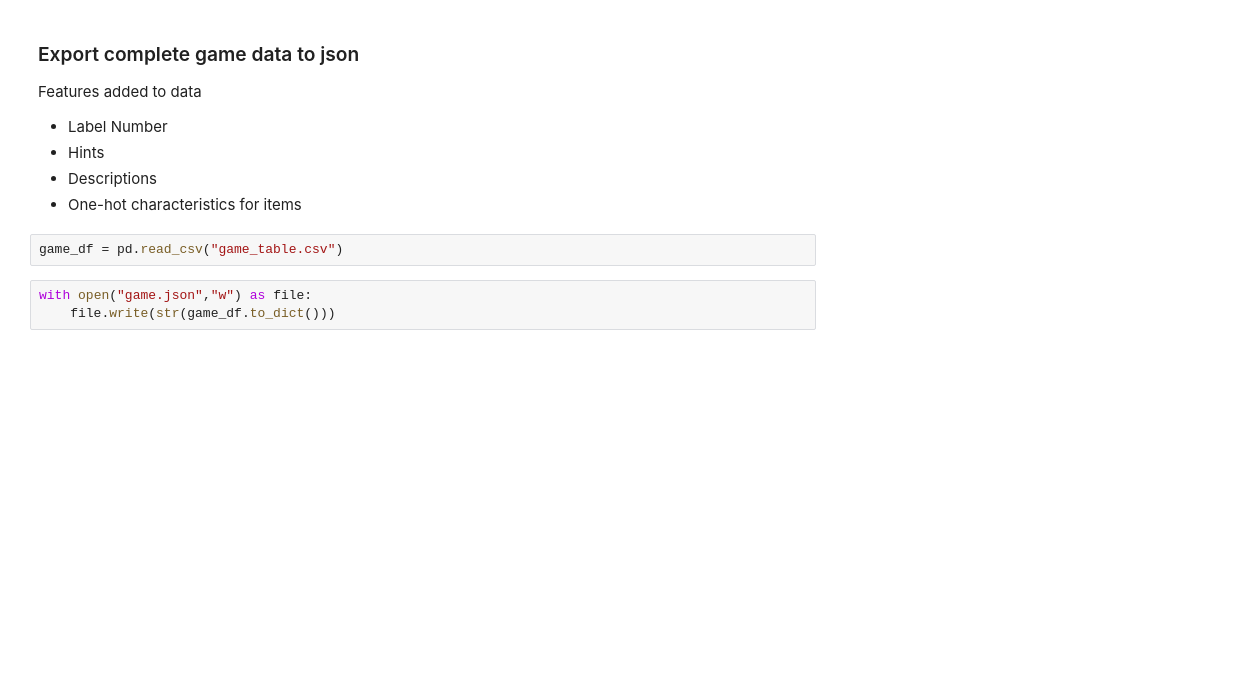
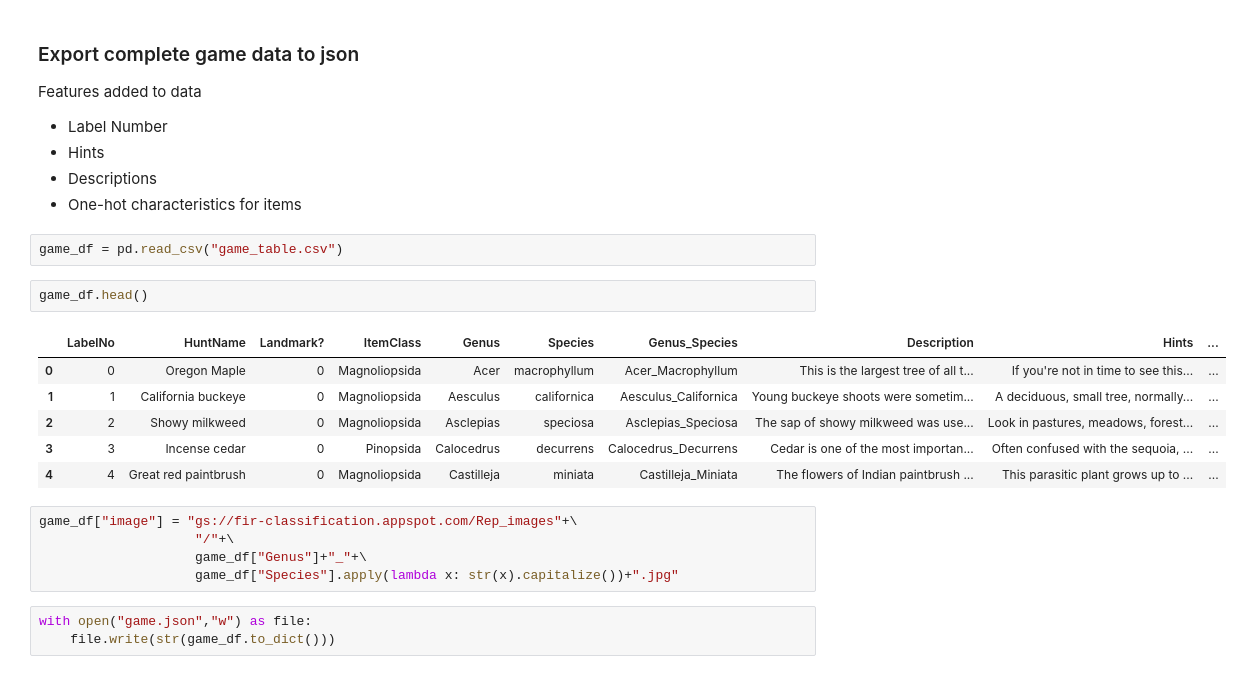
Before and after one commit to Final-Capstone-Nature-Scavenger-Hunt/Nature-Scavenger-Hunt, a Jupyter notebook: Data/iNat/GameTableGen.ipynb, the cells around one changed output. Drawn from its saved outputs; the diff is of its cells as text; blank space fills up the shorter version.

```diff
--- a/Data/iNat/GameTableGen.ipynb
+++ b/Data/iNat/GameTableGen.ipynb
@@ -158,6 +158,20 @@ Features added to data
 - One-hot characteristics for items
 # %%
 game_df = pd.read_csv("game_table.csv")
+# %%
+game_df.head()
+# %% [output]
+|  | LabelNo | HuntName | Landmark? | ItemClass | Genus | Species | Genus_Species | Description | Hints | ... |
+| 0 | 0 | Oregon Maple | 0 | Magnoliopsida | Acer | macrophyllum | Acer_Macrophyllum | This is the largest tree of all t... | If you're not in time to see this... | ... |
+| 1 | 1 | California buckeye | 0 | Magnoliopsida | Aesculus | californica | Aesculus_Californica | Young buckeye shoots were sometim... | A deciduous, small tree, normally... | ... |
+| 2 | 2 | Showy milkweed | 0 | Magnoliopsida | Asclepias | speciosa | Asclepias_Speciosa | The sap of showy milkweed was use... | Look in pastures, meadows, forest... | ... |
+| 3 | 3 | Incense cedar | 0 | Pinopsida | Calocedrus | decurrens | Calocedrus_Decurrens | Cedar is one of the most importan... | Often confused with the sequoia, ... | ... |
+| 4 | 4 | Great red paintbrush | 0 | Magnoliopsida | Castilleja | miniata | Castilleja_Miniata | The flowers of Indian paintbrush ... | This parasitic plant grows up to ... | ... |
+# %%
+game_df["image"] = "gs://fir-classification.appspot.com/Rep_images"+\
+                    "/"+\
+                    game_df["Genus"]+"_"+\
+                    game_df["Species"].apply(lambda x: str(x).capitalize())+".jpg"
 # %%
 with open("game.json","w") as file:
     file.write(str(game_df.to_dict()))
```
Also changed, not shown: parts of 9 cells of this notebook, 4 other files.
